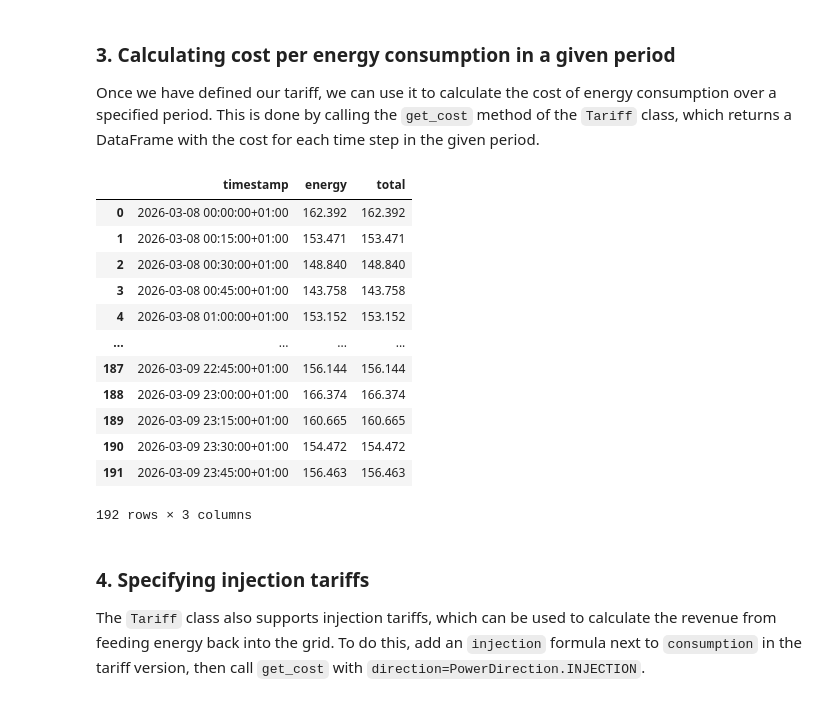
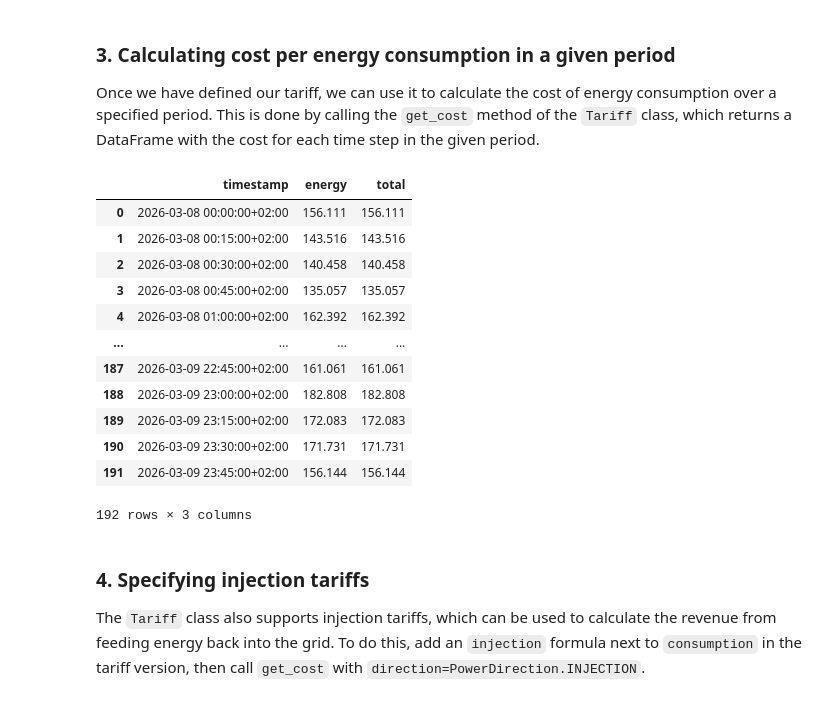
Before and after one commit to EnergieID/energy-cost, a Jupyter notebook: notebooks/tariff.ipynb, the cells around one changed output. Saved outputs shown, nothing was run; the diff lists cells and outputs as text; code cells hidden in the pictures.

```diff
--- a/notebooks/tariff.ipynb
+++ b/notebooks/tariff.ipynb
@@ -49,22 +49,22 @@ Once we have defined our tariff, we can use it to calculate the cost of energy c
 # %%
 import datetime as dt
 
-start = dt.datetime.fromisoformat("2026-03-08 00:00:00+01:00")
-end = dt.datetime.fromisoformat("2026-03-10 00:00:00+01:00")
+start = dt.datetime.fromisoformat("2026-03-08 00:00:00+02:00")
+end = dt.datetime.fromisoformat("2026-03-10 00:00:00+02:00")
 tariff.get_cost(start, end)
 # %% [output]
 |  | timestamp | energy | total |
-| 0 | 2026-03-08 00:00:00+01:00 | 162.392 | 162.392 |
-| 1 | 2026-03-08 00:15:00+01:00 | 153.471 | 153.471 |
-| 2 | 2026-03-08 00:30:00+01:00 | 148.840 | 148.840 |
-| 3 | 2026-03-08 00:45:00+01:00 | 143.758 | 143.758 |
-| 4 | 2026-03-08 01:00:00+01:00 | 153.152 | 153.152 |
+| 0 | 2026-03-08 00:00:00+02:00 | 156.111 | 156.111 |
+| 1 | 2026-03-08 00:15:00+02:00 | 143.516 | 143.516 |
+| 2 | 2026-03-08 00:30:00+02:00 | 140.458 | 140.458 |
+| 3 | 2026-03-08 00:45:00+02:00 | 135.057 | 135.057 |
+| 4 | 2026-03-08 01:00:00+02:00 | 162.392 | 162.392 |
 | ... | ... | ... | ... |
-| 187 | 2026-03-09 22:45:00+01:00 | 156.144 | 156.144 |
-| 188 | 2026-03-09 23:00:00+01:00 | 166.374 | 166.374 |
-| 189 | 2026-03-09 23:15:00+01:00 | 160.665 | 160.665 |
-| 190 | 2026-03-09 23:30:00+01:00 | 154.472 | 154.472 |
-| 191 | 2026-03-09 23:45:00+01:00 | 156.463 | 156.463 |
+| 187 | 2026-03-09 22:45:00+02:00 | 161.061 | 161.061 |
+| 188 | 2026-03-09 23:00:00+02:00 | 182.808 | 182.808 |
+| 189 | 2026-03-09 23:15:00+02:00 | 172.083 | 172.083 |
+| 190 | 2026-03-09 23:30:00+02:00 | 171.731 | 171.731 |
+| 191 | 2026-03-09 23:45:00+02:00 | 156.144 | 156.144 |
 192 rows × 3 columns
 # %% [markdown]
 ### 4. Specifying injection tariffs
```
Also changed, not shown: parts of 13 cells of this notebook, 7 other files.
